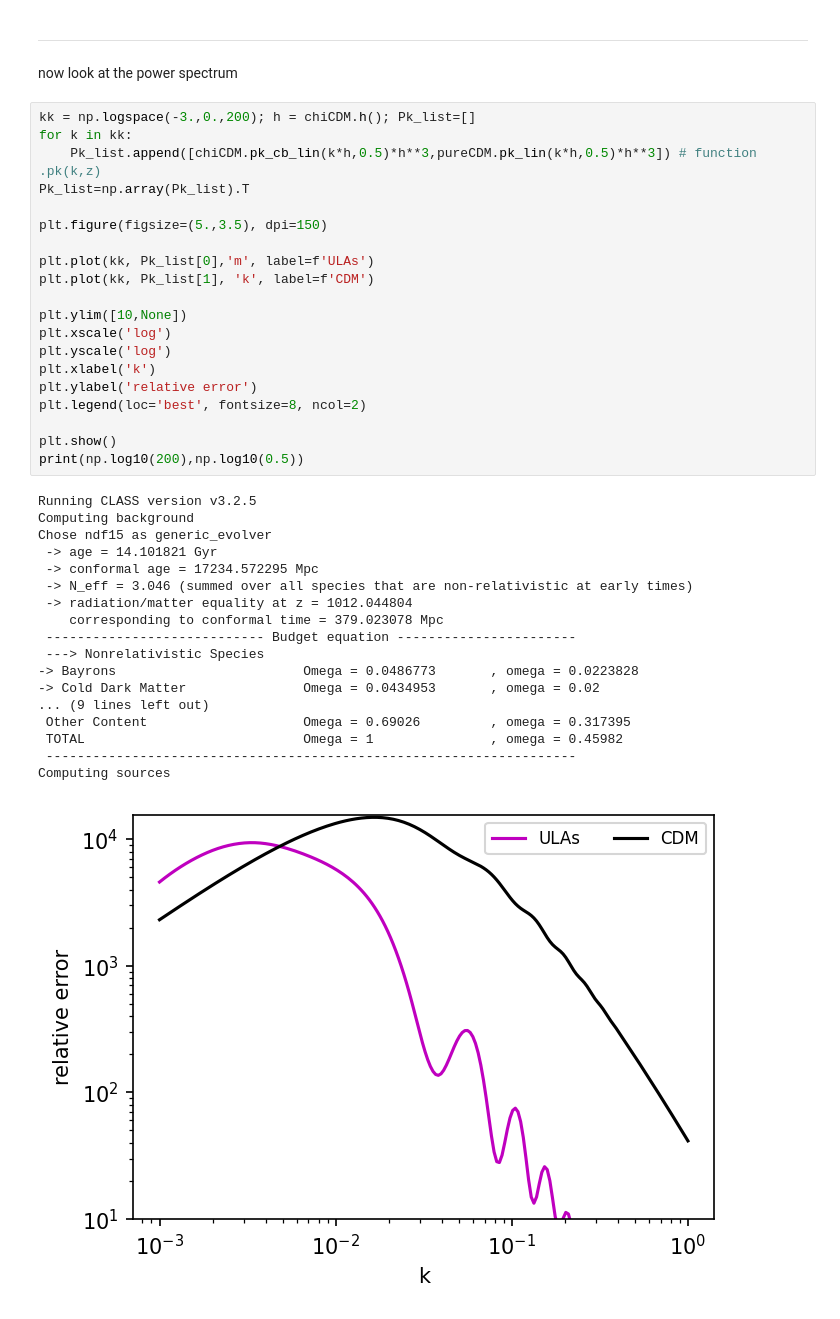
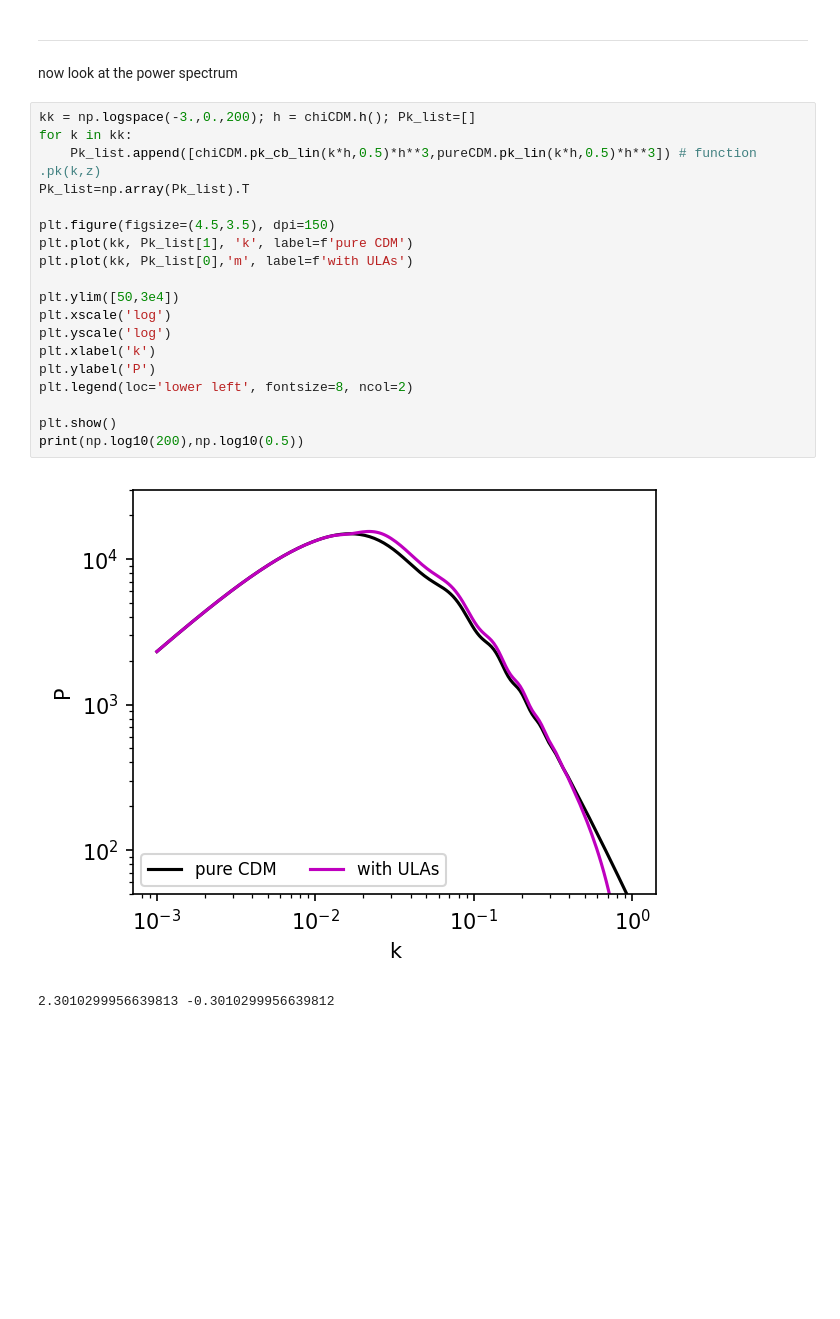
Before and after one commit to fverd/class, a Jupyter notebook: soundsped-scripts/ULAstest_bck_pert.ipynb, the cells around one changed output. Cells and saved outputs as stored; diff of their text form; blank space fills up the shorter version.

```diff
--- a/soundsped-scripts/ULAstest_bck_pert.ipynb
+++ b/soundsped-scripts/ULAstest_bck_pert.ipynb
@@ -165,39 +178,22 @@ now look at the power spectrum
 # %%
 kk = np.logspace(-3.,0.,200); h = chiCDM.h(); Pk_list=[]
 for k in kk:
     Pk_list.append([chiCDM.pk_cb_lin(k*h,0.5)*h**3,pureCDM.pk_lin(k*h,0.5)*h**3]) # function .pk(k,z)
 Pk_list=np.array(Pk_list).T
 
-plt.figure(figsize=(5.,3.5), dpi=150)
+plt.figure(figsize=(4.5,3.5), dpi=150)
+plt.plot(kk, Pk_list[1], 'k', label=f'pure CDM')
+plt.plot(kk, Pk_list[0],'m', label=f'with ULAs')
 
-plt.plot(kk, Pk_list[0],'m', label=f'ULAs')
-plt.plot(kk, Pk_list[1], 'k', label=f'CDM')
-
-plt.ylim([10,None])
+plt.ylim([50,3e4])
 plt.xscale('log')
 plt.yscale('log')
 plt.xlabel('k')
-plt.ylabel('relative error')
-plt.legend(loc='best', fontsize=8, ncol=2)
+plt.ylabel('P')
+plt.legend(loc='lower left', fontsize=8, ncol=2)
 
 plt.show()
 print(np.log10(200),np.log10(0.5))
 # %% [output]
+[figure, new version]
-Running CLASS version v3.2.5
-Computing background
-Chose ndf15 as generic_evolver
- -> age = 14.101821 Gyr
- -> conformal age = 17234.572295 Mpc
- -> N_eff = 3.046 (summed over all species that are non-relativistic at early times)
- -> radiation/matter equality at z = 1012.044804
-    corresponding to conformal time = 379.023078 Mpc
- ---------------------------- Budget equation -----------------------
- ---> Nonrelativistic Species
--> Bayrons                        Omega = 0.0486773       , omega = 0.0223828
--> Cold Dark Matter               Omega = 0.0434953       , omega = 0.02
-... (9 lines left out)
- Other Content                    Omega = 0.69026         , omega = 0.317395
- TOTAL                            Omega = 1               , omega = 0.45982
- --------------------------------------------------------------------
-Computing sources
+2.3010299956639813 -0.3010299956639812
-[figure, old version]
```
Also changed, not shown: parts of 5 cells of this notebook.
